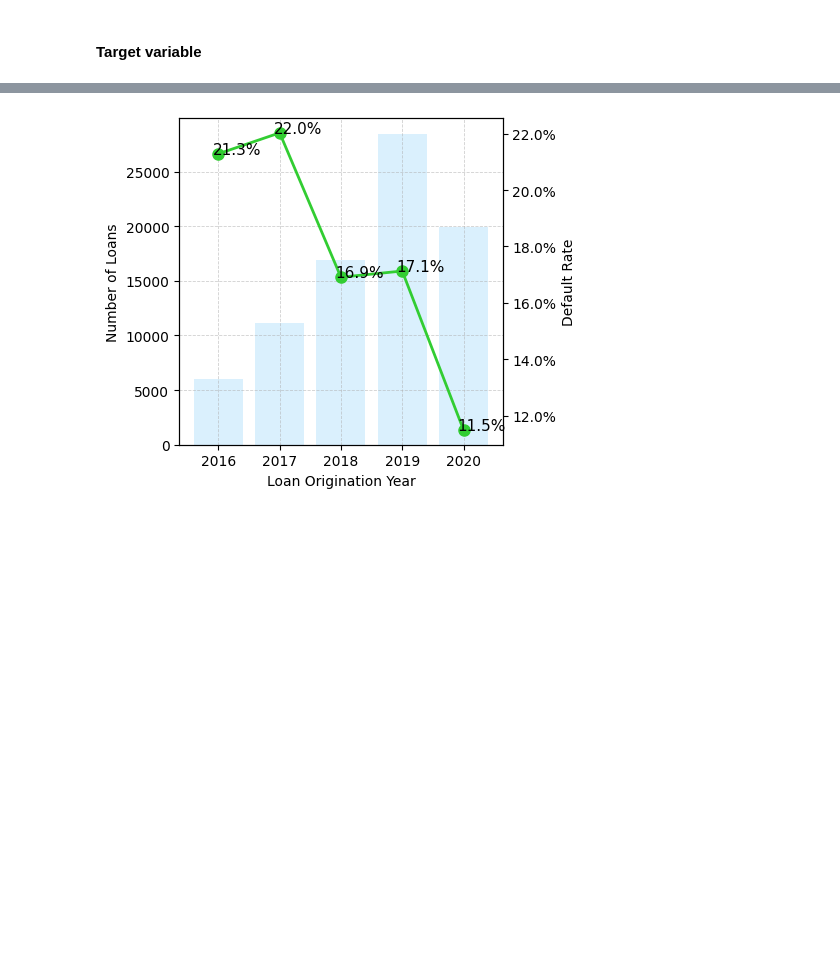
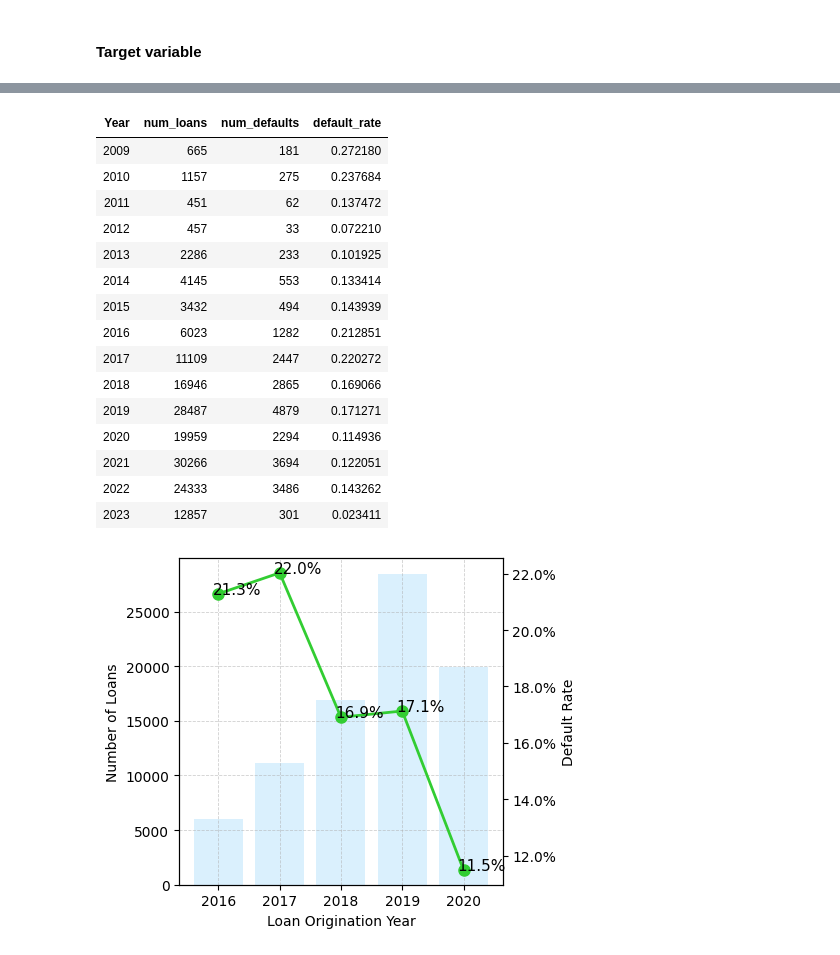
Before and after one commit to kostis2019/CREDIT-RISK-FRAMEWORK, a Jupyter notebook: notebooks/01_PD_experimenting.ipynb, the cells around one changed output, grey strips where cells are left out. Drawn from its saved outputs; the diff is of its cells as text; code cells hidden in the pictures; blank space fills up the shorter version.

```diff
--- a/notebooks/01_PD_experimenting.ipynb
+++ b/notebooks/01_PD_experimenting.ipynb
@@ -107,7 +108,7 @@ import xgboost
 # %%
 # LOAD INPUT FILE
 
-full_dataset = input_load(2009, 2023, columns_to_use=settings.PD_FIRST_ITERATION_FEATURES)
+full_dataset = input_load(2009, 2023, column_date=settings.COLUMN_DATE, column_year=settings.COLUMN_YEAR, columns_to_use=settings.PD_FIRST_ITERATION_FEATURES)
 # %%
 # REPLACE MISSING VALUES (-1) WITH NAN
 
@@ -118,4 +119,11 @@ full_dataset = replacer.fit_transform(full_dataset)
 # %%
 # CREATE TARGET VARIABLE
 
-full_dataset, dr_summary = create_target_def12(full_dataset)
+full_dataset, dr_summary = create_target_def12(full_dataset,
+                                               settings.COLUMN_DATE,
+                                               settings.COLUMN_YEAR,
+                                               settings.COLUMN_TARGET_DATE,
+                                               settings.COLUMN_TARGET,
+                                               verbose=True,
+                                            )
+# %% [output]
@@ -122,3 +133,19 @@ full_dataset, dr_summary = create_target_def12(full_dataset)
+| Year | num_loans | num_defaults | default_rate |
+| 2009 | 665 | 181 | 0.272180 |
+| 2010 | 1157 | 275 | 0.237684 |
+| 2011 | 451 | 62 | 0.137472 |
+| 2012 | 457 | 33 | 0.072210 |
+| 2013 | 2286 | 233 | 0.101925 |
+| 2014 | 4145 | 553 | 0.133414 |
+| 2015 | 3432 | 494 | 0.143939 |
+| 2016 | 6023 | 1282 | 0.212851 |
+| 2017 | 11109 | 2447 | 0.220272 |
+| 2018 | 16946 | 2865 | 0.169066 |
+| 2019 | 28487 | 4879 | 0.171271 |
+| 2020 | 19959 | 2294 | 0.114936 |
+| 2021 | 30266 | 3694 | 0.122051 |
+| 2022 | 24333 | 3486 | 0.143262 |
+| 2023 | 12857 | 301 | 0.023411 |
 # %%
 # PLOT TARGET VARIABLE
 
```
Also changed, not shown: parts of 13 cells of this notebook, 24 other files.
